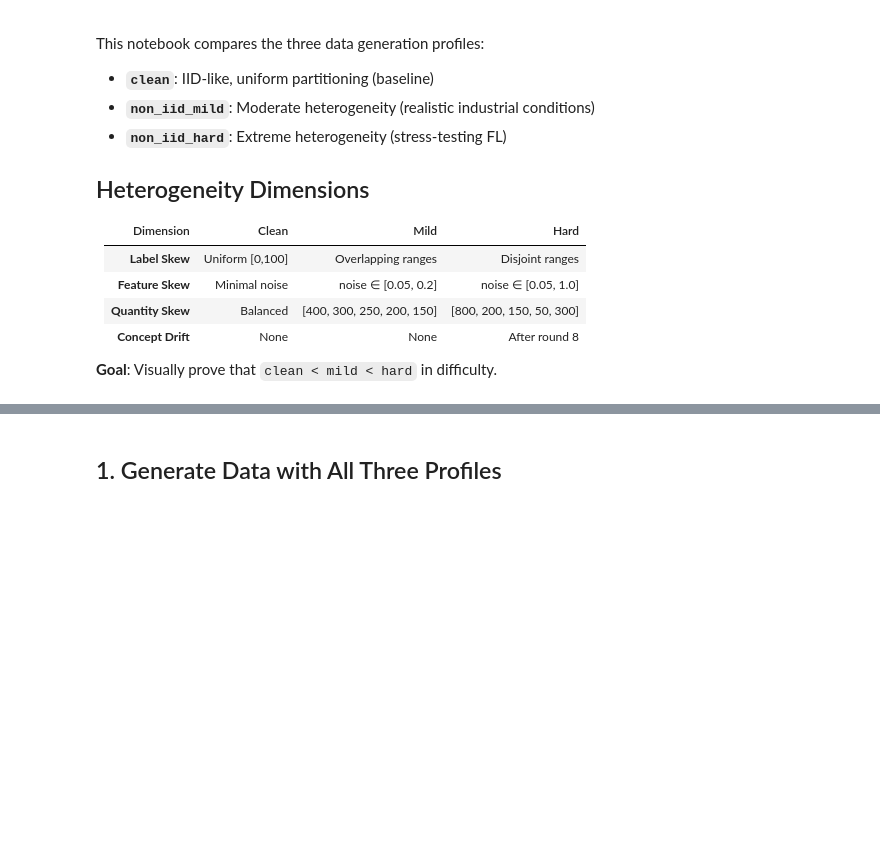
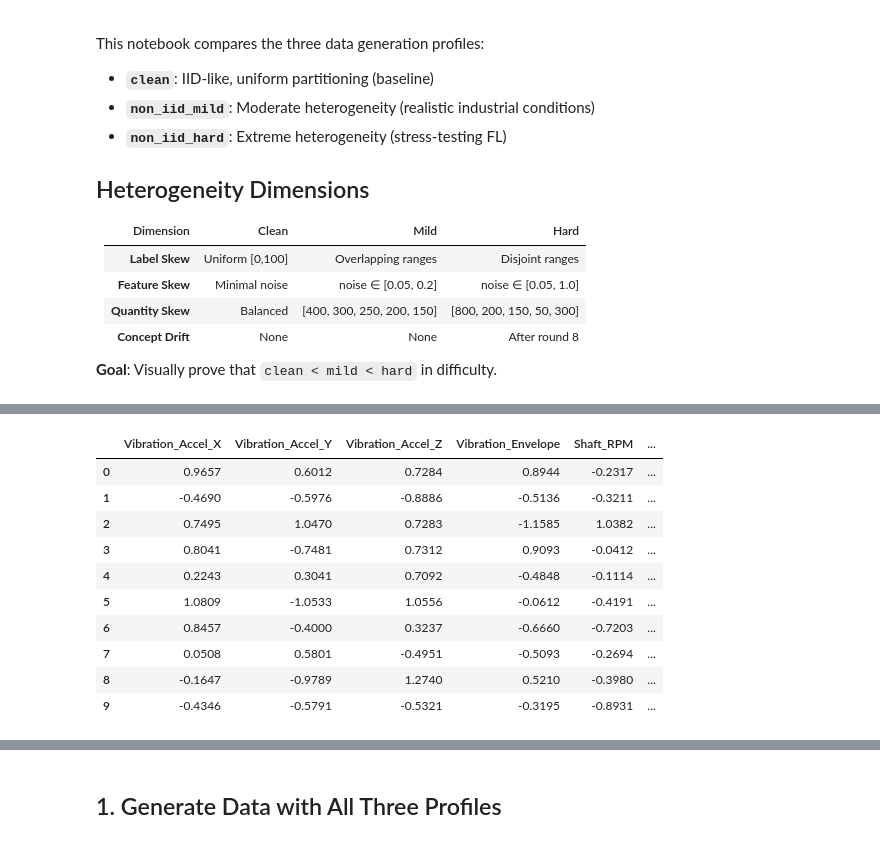
Before and after one commit to AthSri0507/FL_based_IndustrialMaintenance, a Jupyter notebook: notebooks/03_data_profile_comparison.ipynb, the cells around one changed output, grey strips where cells are left out. Drawn from its saved outputs; the diff is of its cells as text; code cells hidden in the pictures; blank space fills up the shorter version.

```diff
--- a/notebooks/03_data_profile_comparison.ipynb
+++ b/notebooks/03_data_profile_comparison.ipynb
@@ -51,0 +19,88 @@ print(f"📁 Project root: {project_root}")
+# %%
+import sys
+from pathlib import Path
+# === LABELED CHANNEL SNAPSHOTS ===
+# Display snapshots (time step 0) for: base generator, clean profile, mild, hard
+import pandas as pd
+
+channel_names = [
+    'Vibration_Accel_X',
+    'Vibration_Accel_Y',
+    'Vibration_Accel_Z',
+    'Vibration_Envelope',
+    'Shaft_RPM',
+    'Motor_Current_PhaseA',
+    'Motor_Current_PhaseB',
+    'Motor_Current_PhaseC',
+    'Motor_Voltage_RMS',
+    'Pump_Discharge_Pressure',
+    'Flow_Rate',
+    'Bearing_Temperature',
+    'Stator_Temperature',
+    'Ambient_Fluid_Temp_or_Humidity',
+]
+
+try:
+    print('\n' + '='*80)
+    print('BASE GENERATOR SNAPSHOT (first 10 samples, time step 0)')
+    print('='*80)
+    df_base = pd.DataFrame(X_clean[:10, 0, :10], columns=channel_names[:10])
+    df_base['RUL'] = y_clean[:10]
+    display(df_base.round(4))
+
+    print('\n' + '='*80)
+    print('CLEAN PROFILE SNAPSHOT (Client 0 — first 10 samples, time step 0)')
+    print('='*80)
+    X_clean_c, y_clean_c = clean_partitions[0]
+    df_clean = pd.DataFrame(X_clean_c[:10, 0, :10], columns=channel_names[:10])
+    df_clean['RUL'] = y_clean_c[:10]
+    display(df_clean.round(4))
+
+    print('\n' + '='*80)
+    print('NON-IID MILD PROFILE SNAPSHOT (Client 0 — first 10 samples, time step 0)')
+    print('='*80)
+    X_mild_0, y_mild_0 = mild_partitions[0]
+    df_mild = pd.DataFrame(X_mild_0[:10, 0, :10], columns=channel_names[:10])
+    df_mild['RUL'] = y_mild_0[:10]
+    display(df_mild.round(4))
+
+    print('\n' + '='*80)
+    print('NON-IID HARD PROFILE SNAPSHOT (Client 0 — first 10 samples, time step 0)')
+    print('='*80)
+    X_hard_0, y_hard_0 = hard_partitions[0]
+    df_hard = pd.DataFrame(X_hard_0[:10, 0, :10], columns=channel_names[:10])
+    df_hard['RUL'] = y_hard_0[:10]
+    display(df_hard.round(4))
+
+except NameError as e:
+    print('One or more required variables are not defined. Run the data generation cells above first.')
+    print(e)
+
+
+# Add project root to path (robust search)
+def find_project_root(start=Path.cwd(), markers=('pyproject.toml','README.md','src')):
+    p = start
+    for _ in range(6):
+        for m in markers:
+            if (p / m).exists():
+                return p
+        if p.parent == p:
+            break
+        p = p.parent
+    return start
+
+project_root = find_project_root()
+sys.path.insert(0, str(project_root))
+
+import numpy as np
+import pandas as pd
+import matplotlib.pyplot as plt
+import seaborn as sns
+
+# Set style
+plt.style.use('seaborn-v0_8-whitegrid')
+sns.set_palette('husl')
+
+print("✅ Imports successful!")
+print(f"📁 Project root: {project_root}")
+# %% [output]
@@ -51,0 +110,11 @@ print(f"📁 Project root: {project_root}")
+|  | Vibration_Accel_X | Vibration_Accel_Y | Vibration_Accel_Z | Vibration_Envelope | Shaft_RPM | ... |
+| 0 | 0.9657 | 0.6012 | 0.7284 | 0.8944 | -0.2317 | ... |
+| 1 | -0.4690 | -0.5976 | -0.8886 | -0.5136 | -0.3211 | ... |
+| 2 | 0.7495 | 1.0470 | 0.7283 | -1.1585 | 1.0382 | ... |
+| 3 | 0.8041 | -0.7481 | 0.7312 | 0.9093 | -0.0412 | ... |
+| 4 | 0.2243 | 0.3041 | 0.7092 | -0.4848 | -0.1114 | ... |
+| 5 | 1.0809 | -1.0533 | 1.0556 | -0.0612 | -0.4191 | ... |
+| 6 | 0.8457 | -0.4000 | 0.3237 | -0.6660 | -0.7203 | ... |
+| 7 | 0.0508 | 0.5801 | -0.4951 | -0.5093 | -0.2694 | ... |
+| 8 | -0.1647 | -0.9789 | 1.2740 | 0.5210 | -0.3980 | ... |
+| 9 | -0.4346 | -0.5791 | -0.5321 | -0.3195 | -0.8931 | ... |
```
Also changed, not shown: parts of 11 cells of this notebook, 55 other files.
